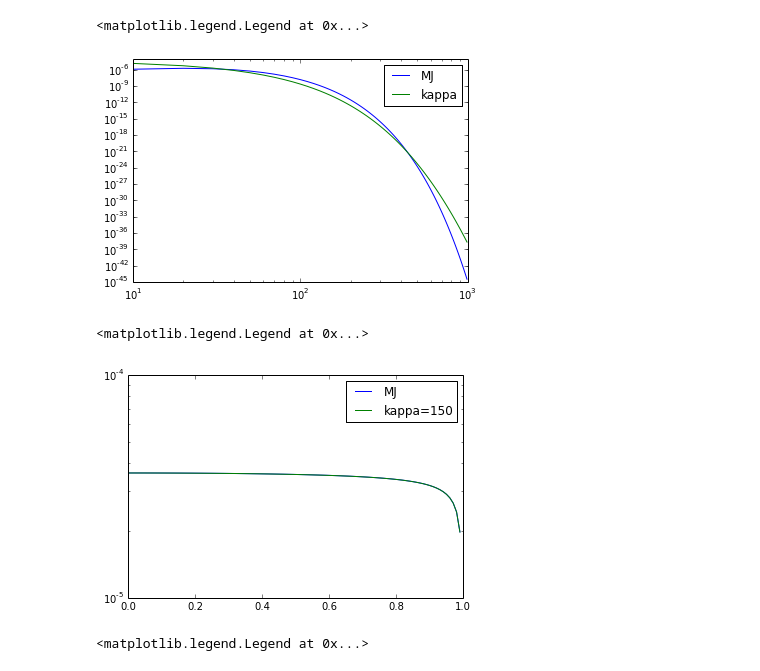
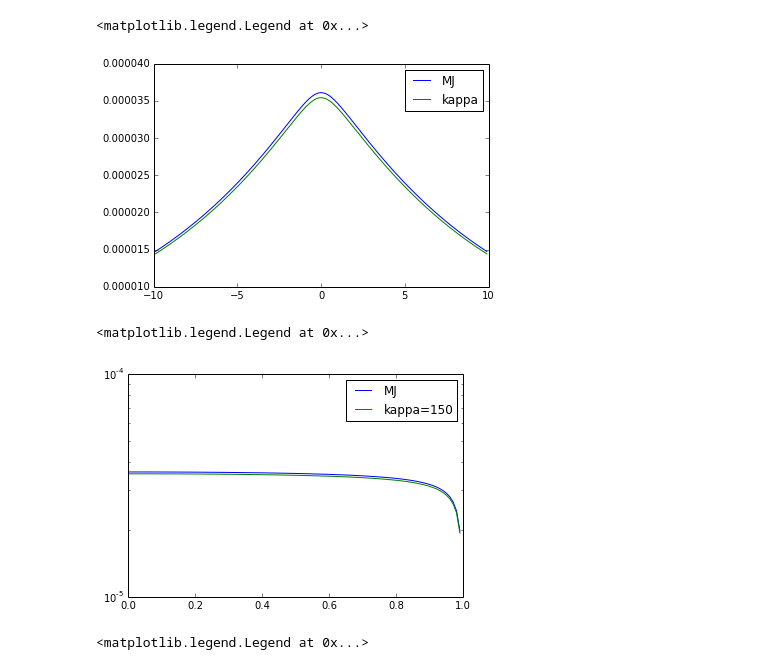
Before and after one commit to aapandy2/kappa_distributions, a Jupyter notebook: MJ_vs_Kappa_p_v_gamma.ipynb, the cells around one changed output. Drawn from its saved outputs; the diff is of its cells as text; code cells hidden in the pictures.

Commit message:
corrected kappa(gamma) and MJ(gamma)

```diff
--- a/MJ_vs_Kappa_p_v_gamma.ipynb
+++ b/MJ_vs_Kappa_p_v_gamma.ipynb
@@ -8,7 +8,11 @@ from scipy.integrate import quad
 #want to determine/test the functional form of kappa in terms of gamma
 m = 1
 c = 1
-#gamma = np.arange(10, 1000, 10)
+
+p = np.arange(-10, 10, 0.1)
+
+gamma = np.sqrt(1 + (p/(m*c))**2.)
+
 
 def kappa_gamma_unnormalized(gamma, theta, kappa):
     p = np.sqrt(m**2. * c**2. * (gamma**2. - 1.))
@@ -27,7 +31,8 @@ def kappa_gamma_normalized(gamma, theta, kappa):
     return f
 
 def MJ_gamma_unnormalized(gamma, theta):
-    f = gamma * np.sqrt(gamma**2. - 1.) * np.exp(-gamma / theta)
+    p = np.sqrt(m**2. * c**2. * (gamma**2. - 1.))
+    f = np.exp(-gamma/theta)
     return f
 
 def MJ_gamma_to_be_normalized(gamma, theta):
@@ -43,12 +48,12 @@ def MJ_gamma_normalized(gamma, theta):
 # %%
 #kappa and MJ seem to match on a log-log plot, but not on other plots...?
 
-pl.loglog(gamma, MJ_gamma_normalized(gamma, 10), label='MJ')
-pl.loglog(gamma, kappa_gamma_normalized(gamma, 10, 150), label='kappa')
+pl.plot(p, MJ_gamma_normalized(gamma, 10), label='MJ')
+pl.plot(p, kappa_gamma_normalized(gamma, 10, 150), label='kappa')
 pl.legend()
 # %% [output]
 <matplotlib.legend.Legend at 0x...>
-[figure, old version]
+[figure, new version]
 # %%
 #rewriting MJ and Kappa in terms of velocity, v
 
@@ -92,13 +99,13 @@ def MJ_v_normalized(v, theta):
     f = 1./norm[0] * MJ_v_unnormalized(v, theta)
     return f
 # %%
-pl.semilogy(v, MJ_v_normalized(v, 10), label='MJ')
-pl.semilogy(v, kappa_v_normalized(v, 10, 15000), label='kappa=150')
+pl.plot(v, MJ_v_normalized(v, 10), label='MJ')
+pl.plot(v, kappa_v_normalized(v, 10, 150), label='kappa=150')
 
 pl.legend()
 # %% [output]
 <matplotlib.legend.Legend at 0x...>
-[figure, old version]
+[figure, new version]
 # %%
 #kappa and MJ in terms of momentum, p
 m = 1
```
Also changed, not shown: parts of 2 cells of this notebook.
